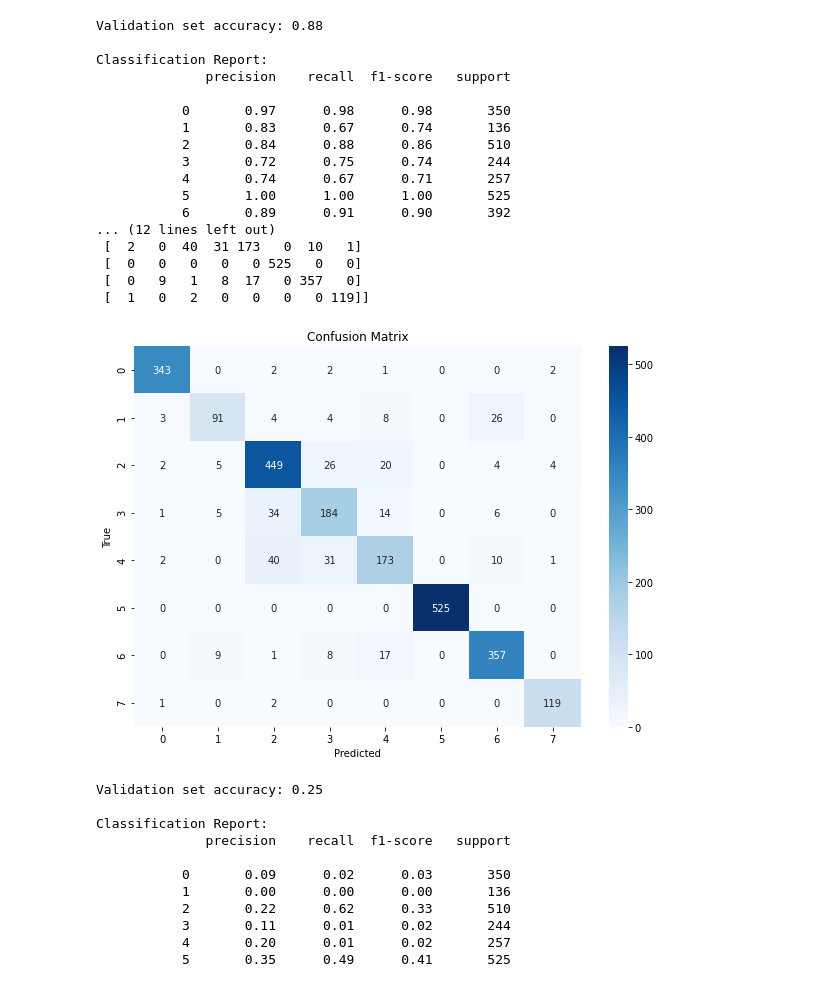
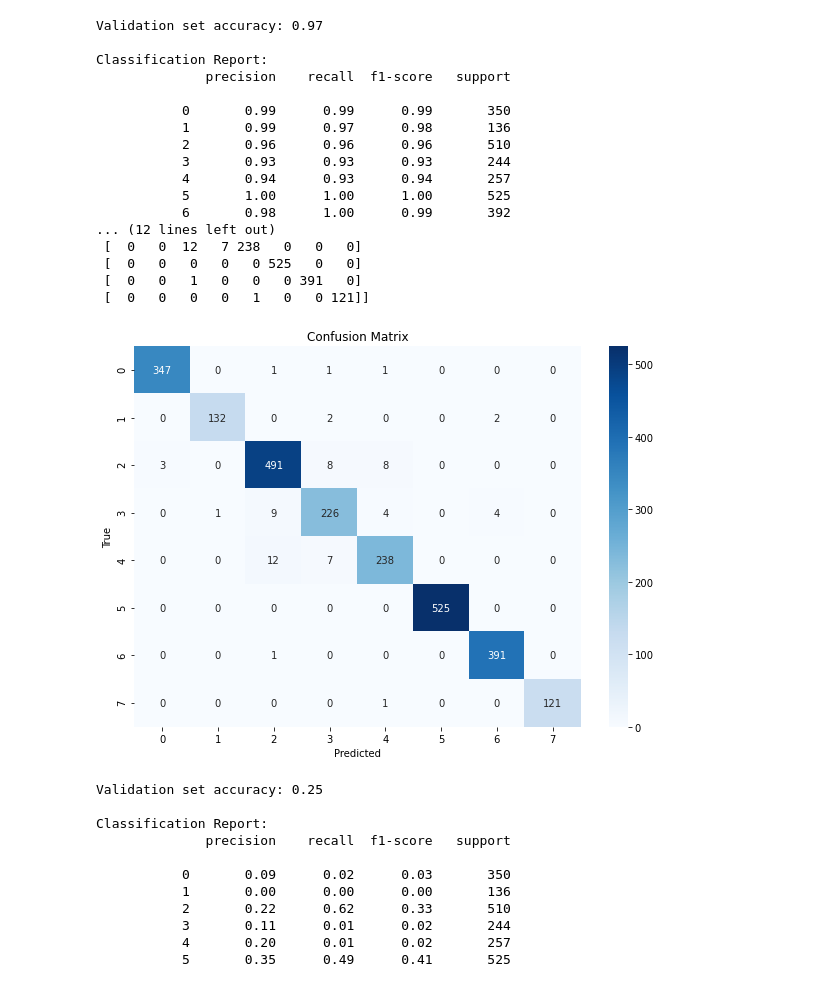
Before and after one commit to Wesleyvdhorst/MLQS_g67, a Jupyter notebook: Own Code/DecisionTree first try.ipynb, the cells around one changed output. Saved outputs shown, nothing was run; the diff lists cells and outputs as text; code cells hidden in the pictures.

```diff
--- a/Own Code/DecisionTree first try.ipynb
+++ b/Own Code/DecisionTree first try.ipynb
@@ -127,8 +127,8 @@ import matplotlib.pyplot as plt
 import seaborn as sns
 
 # Load the datasets
-train_data = pd.read_csv('Sets/train_data.csv')
-val_data = pd.read_csv('Sets/val_data.csv')
+train_data = pd.read_csv('Sets/pca/train_data_pca.csv')
+val_data = pd.read_csv('Sets/pca/val_data_pca.csv')
 
 # Separate features and labels
 X_train = train_data.drop(columns=['label'])
@@ -146,44 +146,44 @@ gbm_classifier.fit(X_train, y_train)
 val_predicted_labels = gbm_classifier.predict(X_val)
 
 # Evaluate the accuracy of the model
 accuracy = accuracy_score(y_val, val_predicted_labels)
 print(f'Validation set accuracy: {accuracy:.2f}')
 
 # Print classification report
 print("\nClassification Report:")
 print(classification_report(y_val, val_predicted_labels))
 
 # Print confusion matrix
 conf_matrix = confusion_matrix(y_val, val_predicted_labels)
 print("\nConfusion Matrix:")
 print(conf_matrix)
 
 # Plot the confusion matrix
 plt.figure(figsize=(10, 7))
 sns.heatmap(conf_matrix, annot=True, fmt='d', cmap='Blues', xticklabels=sorted(y_train.unique()), yticklabels=sorted(y_train.unique()))
 plt.xlabel('Predicted')
 plt.ylabel('True')
 plt.title('Confusion Matrix')
 plt.show()
 # %% [output]
-Validation set accuracy: 0.88
+Validation set accuracy: 0.97
 
 Classification Report:
               precision    recall  f1-score   support
 
-           0       0.97      0.98      0.98       350
-           1       0.83      0.67      0.74       136
-           2       0.84      0.88      0.86       510
-           3       0.72      0.75      0.74       244
-           4       0.74      0.67      0.71       257
+           0       0.99      0.99      0.99       350
+           1       0.99      0.97      0.98       136
+           2       0.96      0.96      0.96       510
+           3       0.93      0.93      0.93       244
+           4       0.94      0.93      0.94       257
            5       1.00      1.00      1.00       525
-           6       0.89      0.91      0.90       392
+           6       0.98      1.00      0.99       392
 ... (12 lines left out)
- [  2   0  40  31 173   0  10   1]
+ [  0   0  12   7 238   0   0   0]
  [  0   0   0   0   0 525   0   0]
- [  0   9   1   8  17   0 357   0]
- [  1   0   2   0   0   0   0 119]]
+ [  0   0   1   0   0   0 391   0]
+ [  0   0   0   0   1   0   0 121]]
-[figure, old version]
+[figure, new version]
 # %%
 import pandas as pd
 from sklearn.decomposition import PCA
```
Also changed, not shown: parts of 2 cells of this notebook, 2 other files.
